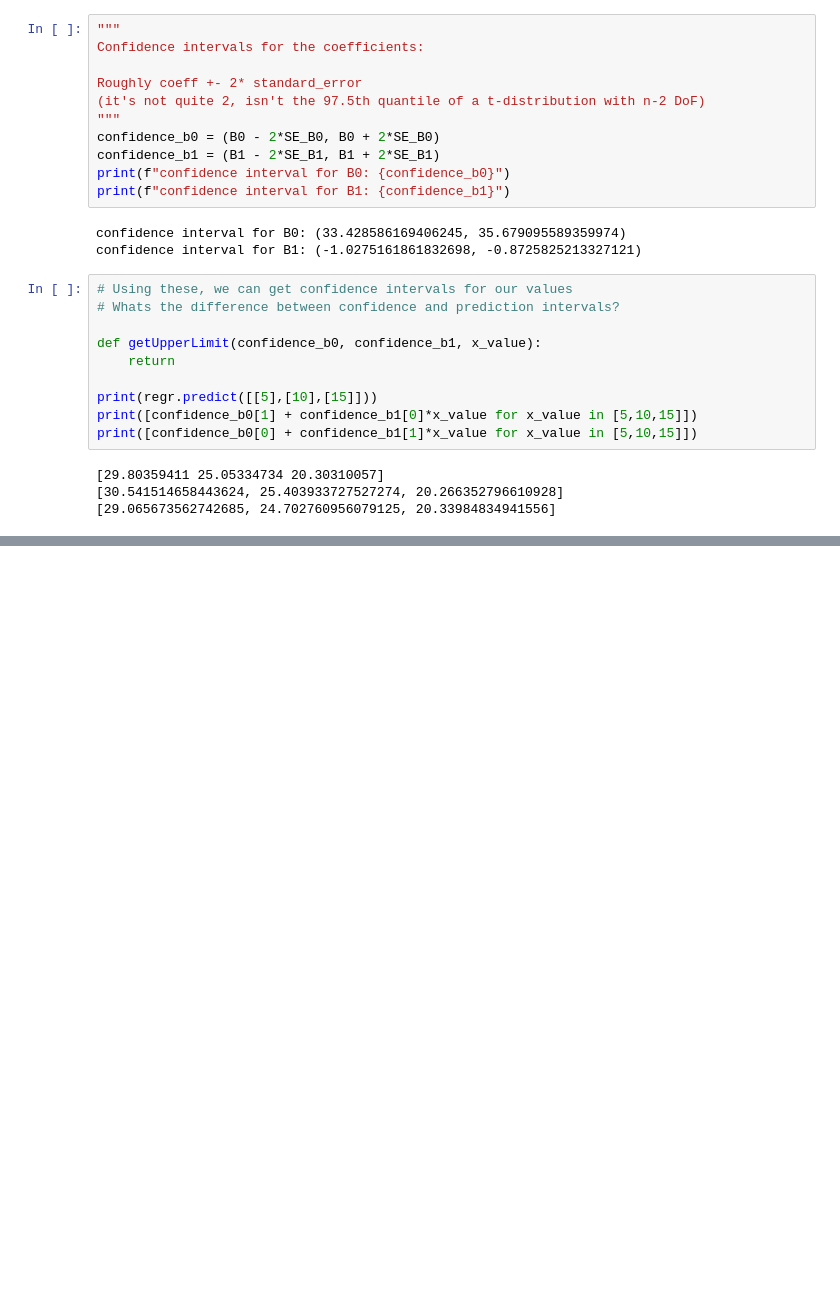
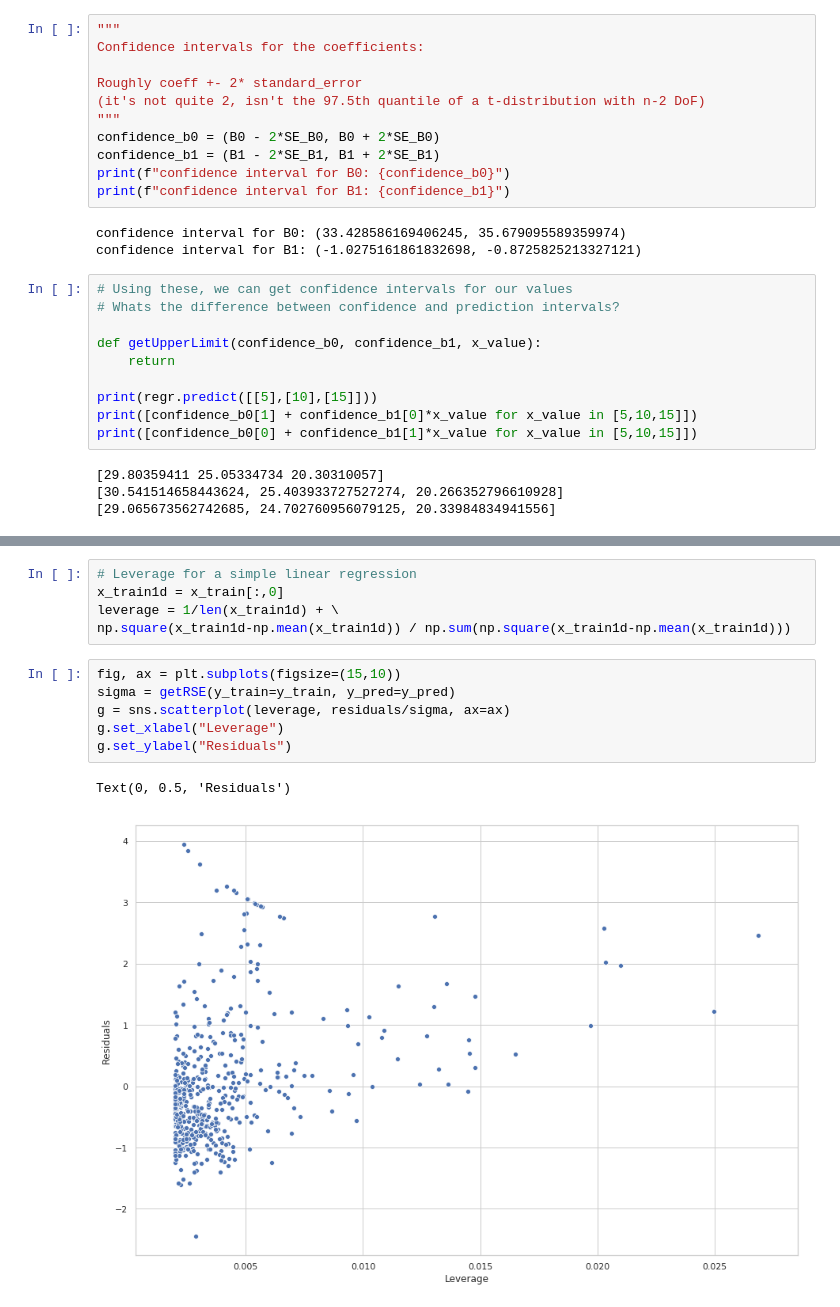
Before and after one commit to wllgrnt/islr-python-examples, a Jupyter notebook: Chapter3/SimpleRegression.ipynb, the cells around one changed output, grey strips where cells are left out. Saved outputs shown, nothing was run; the diff lists cells and outputs as text; blank space fills up the shorter version.

Commit message:
finished simple linear regression

```diff
--- a/Chapter3/SimpleRegression.ipynb
+++ b/Chapter3/SimpleRegression.ipynb
@@ -232,0 +248,14 @@ print([confidence_b0[0] + confidence_b1[1]*x_value for x_value in [5,10,15]])
+# %%
+# Leverage for a simple linear regression
+x_train1d = x_train[:,0]
+leverage = 1/len(x_train1d) + \
+np.square(x_train1d-np.mean(x_train1d)) / np.sum(np.square(x_train1d-np.mean(x_train1d)))
+# %%
+fig, ax = plt.subplots(figsize=(15,10))
+sigma = getRSE(y_train=y_train, y_pred=y_pred)
+g = sns.scatterplot(leverage, residuals/sigma, ax=ax)
+g.set_xlabel("Leverage")
+g.set_ylabel("Residuals")
+# %% [output]
+Text(0, 0.5, 'Residuals')
+[figure, added]
```
Also changed, not shown: parts of 5 cells of this notebook.
